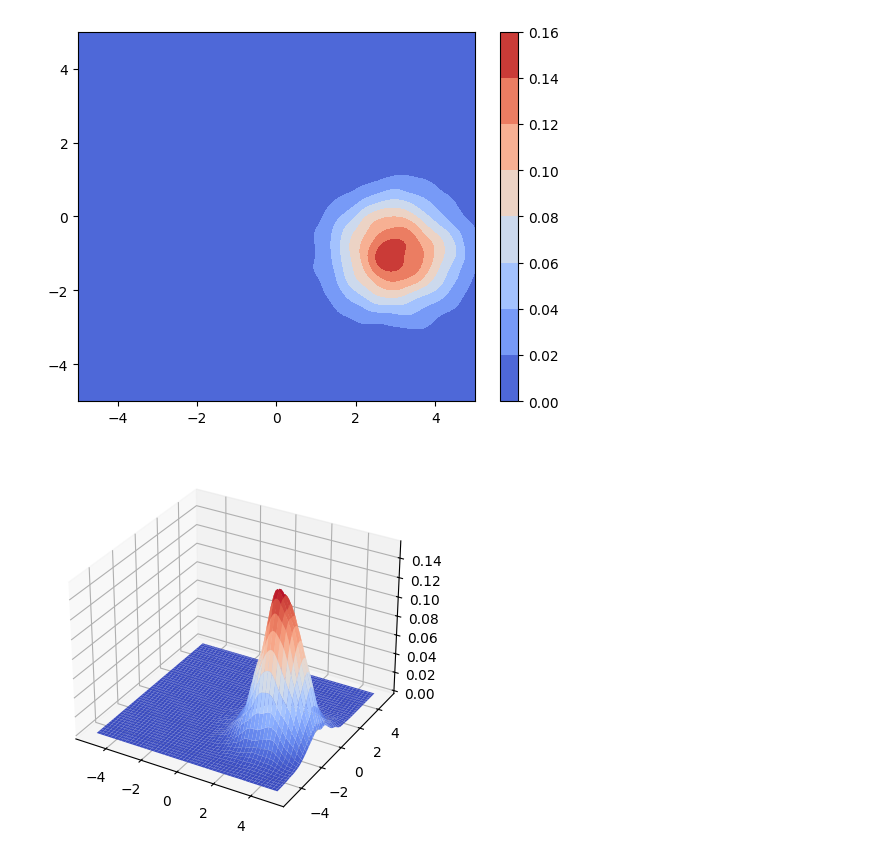
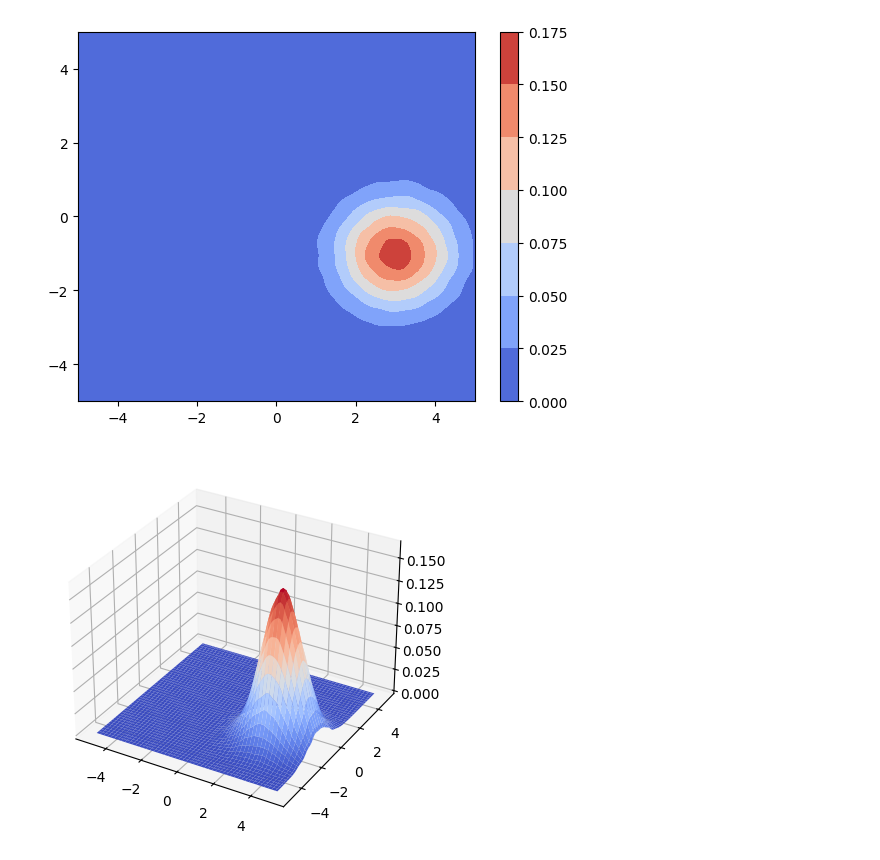
Before and after one commit to ChickNCurry/dvi-for-bml, a Jupyter notebook: notebooks/eval.ipynb, the cells around one changed output. Saved outputs shown, nothing was run; the diff lists cells and outputs as text; code cells hidden in the pictures.

```diff
--- a/notebooks/eval.ipynb
+++ b/notebooks/eval.ipynb
@@ -13,7 +13,7 @@ q = torch.distributions.Normal(
     torch.ones(2, dtype=torch.float)
 )
 
-q_samples = q.sample((10000,))
+q_samples = q.sample((100000,)).numpy()
 
 visualize_samples_2d(q_samples)
 # %% [output]
@@ -21,9 +21,10 @@ visualize_samples_2d(q_samples)
 # %%
 q_vals = eval_kde_on_grid(grid, q_samples)
+q_vals = normalize_vals(q_vals, mins, maxs, num)
 visualize_vals_on_grid_2d(grid, q_vals)
 # %% [output]
-[figure, old version]
+[figure, new version]
-[figure, old version]
+[figure, new version]
 # %%
 p_vals = eval_dist_on_grid(grid, q)
 p_vals = normalize_vals(p_vals, mins, maxs, num)
```
Also changed, not shown: parts of 4 cells of this notebook, 2 other files.
